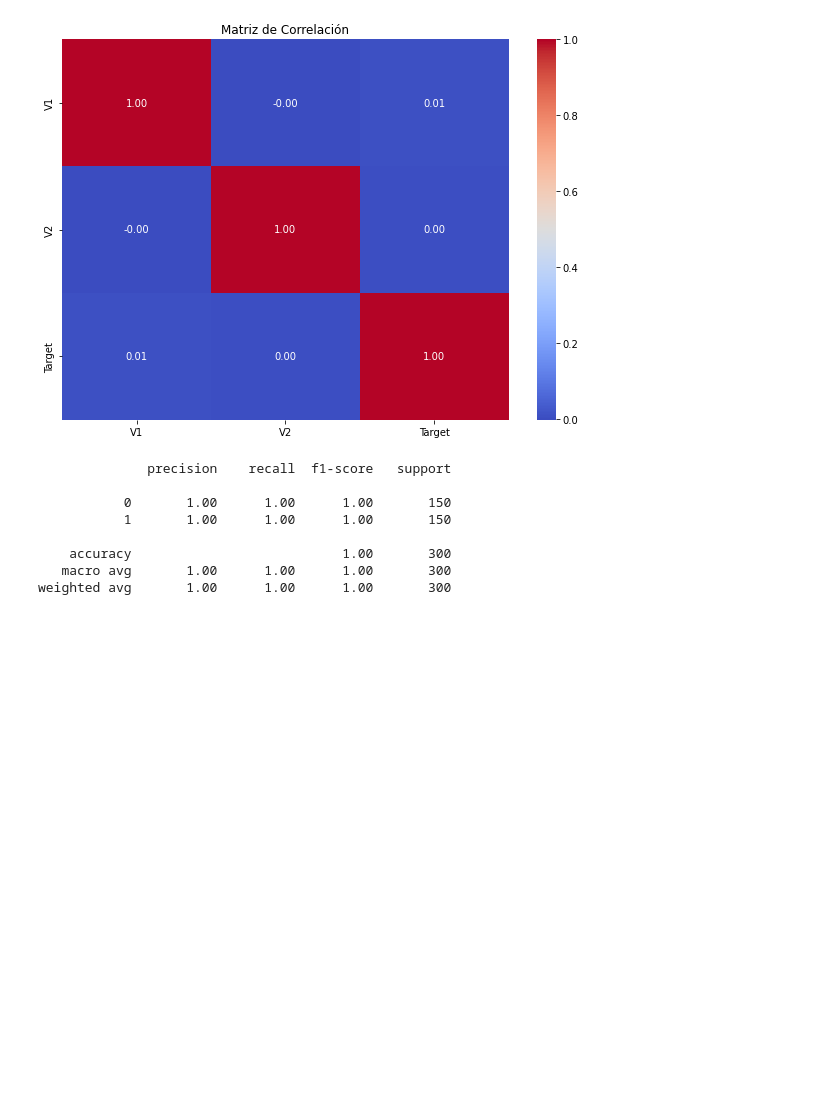
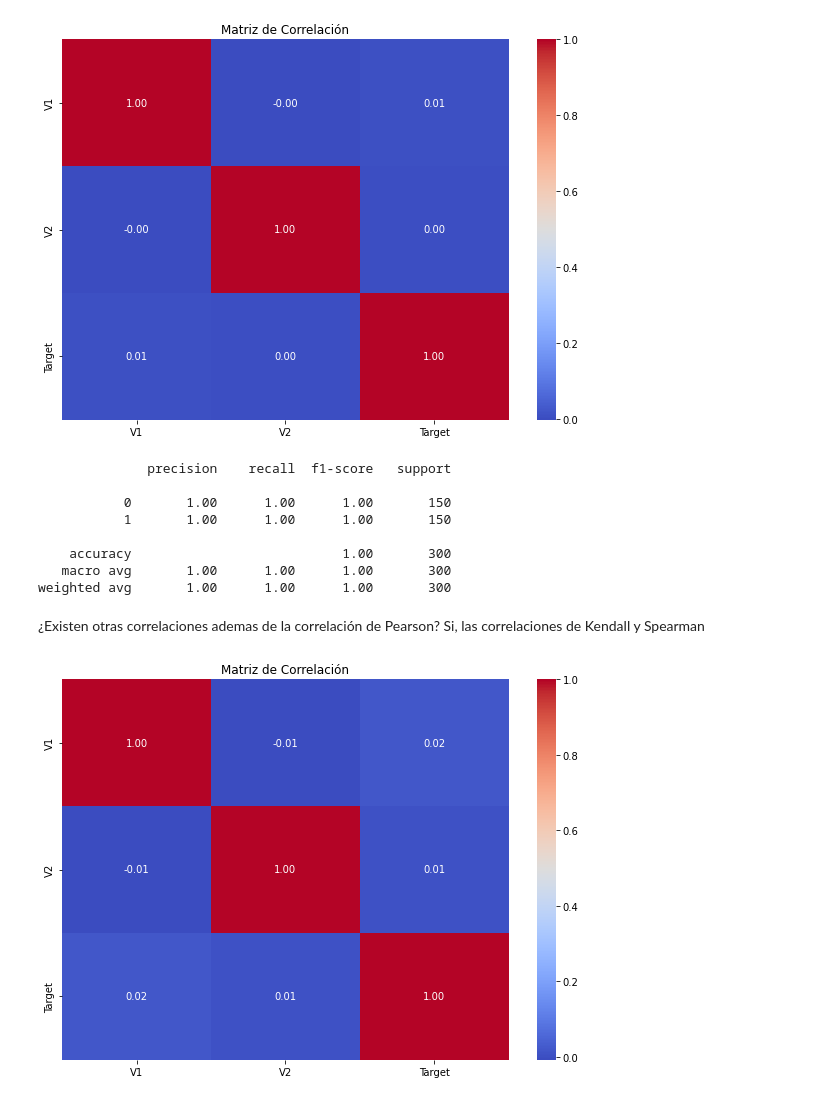
Before and after one commit to PabloSoligo2014/3670-UNLaM-CD, a Jupyter notebook: 06_Others/CorrelationVsClasification.ipynb, the cells around one changed output. Drawn from its saved outputs; the diff is of its cells as text; code cells hidden in the pictures; blank space fills up the shorter version.

Commit message:
Ortografia+Kendall Spearman

```diff
--- a/06_Others/CorrelationVsClasification.ipynb
+++ b/06_Others/CorrelationVsClasification.ipynb
@@ -87,3 +89,13 @@ print(classification_report(y_test,y_pred))
     accuracy                           1.00       300
    macro avg       1.00      1.00      1.00       300
 weighted avg       1.00      1.00      1.00       300
+# %% [markdown]
+¿Existen otras correlaciones ademas de la correlación de Pearson? Si, las correlaciones de Kendall y Spearman
+# %%
+fig, ax = plt.subplots(figsize=(10,7))
+mat = df[["V1", "V2", 'Target']].select_dtypes(include=['int', 'float']).corr(method='spearman')
+sns.heatmap(mat, annot=True, cmap='coolwarm', fmt=".2f",  ax=ax)
+plt.title('Matriz de Correlación')
+plt.show()
+# %% [output]
+[figure, added]
```
Also changed, not shown: parts of 4 cells of this notebook.
